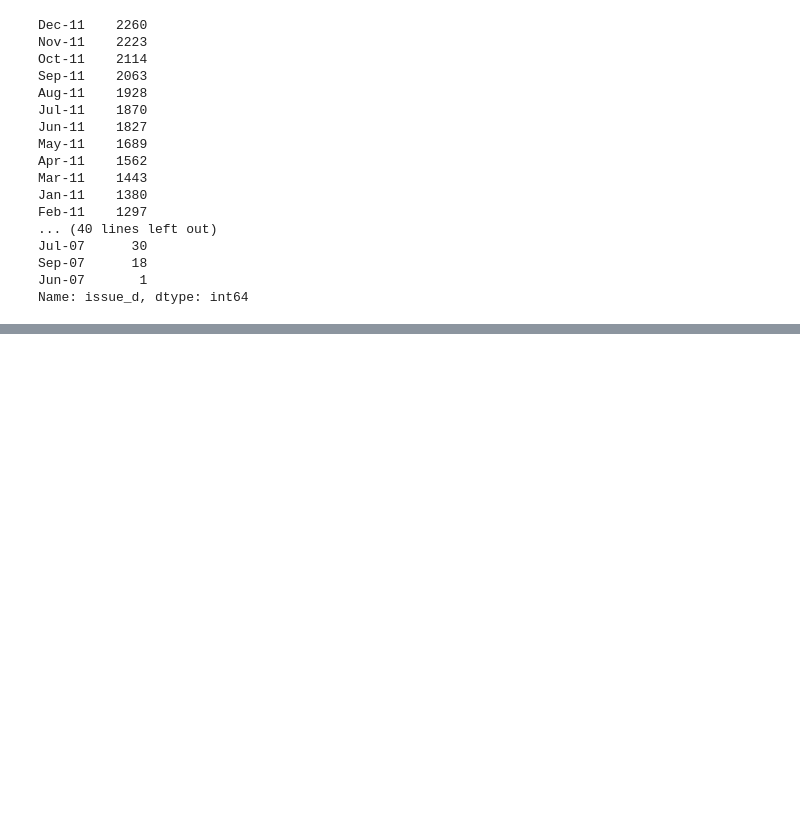
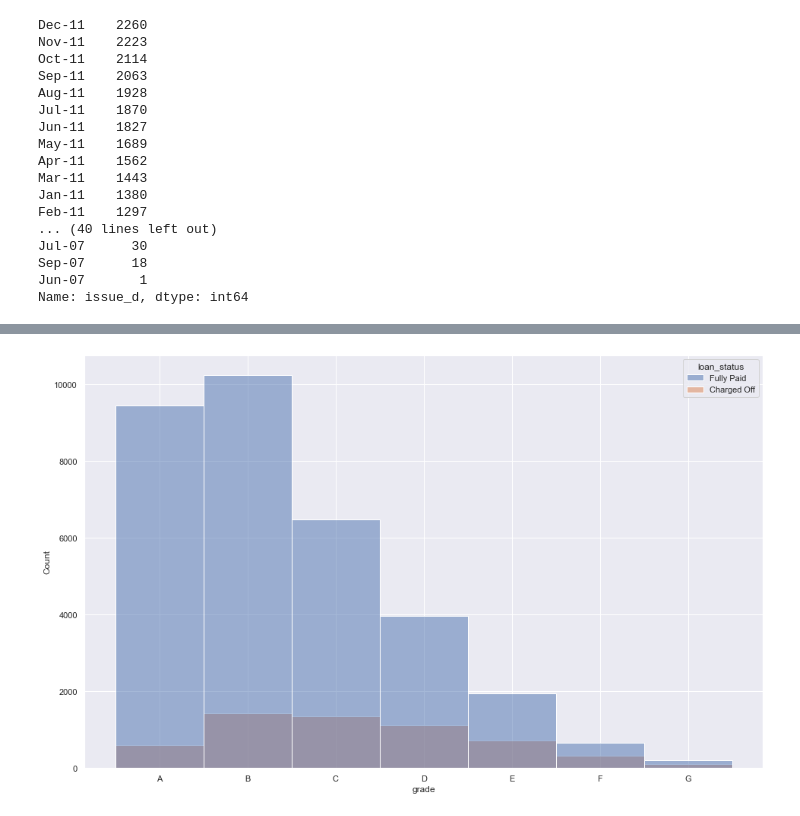
Before and after one commit to mpras55/LendingClub, a Jupyter notebook: LendingClub.ipynb, the cells around one changed output, grey strips where cells are left out. Cells and saved outputs as stored; diff of their text form; code cells hidden in the pictures; blank space fills up the shorter version.

```diff
--- a/LendingClub.ipynb
+++ b/LendingClub.ipynb
@@ -236,0 +466,7 @@ Name: issue_d, Length: 39717, dtype: object
+# %%
+#Plot of grade counts by loan status
+# sub_grade/grade is an indicator of risk elevel
+sns.histplot(data=loan2.sort_values('grade'),x='grade',hue='loan_status')
+plt.show()
+# %% [output]
+[figure, added]
```
Also changed, not shown: parts of 57 cells of this notebook.
